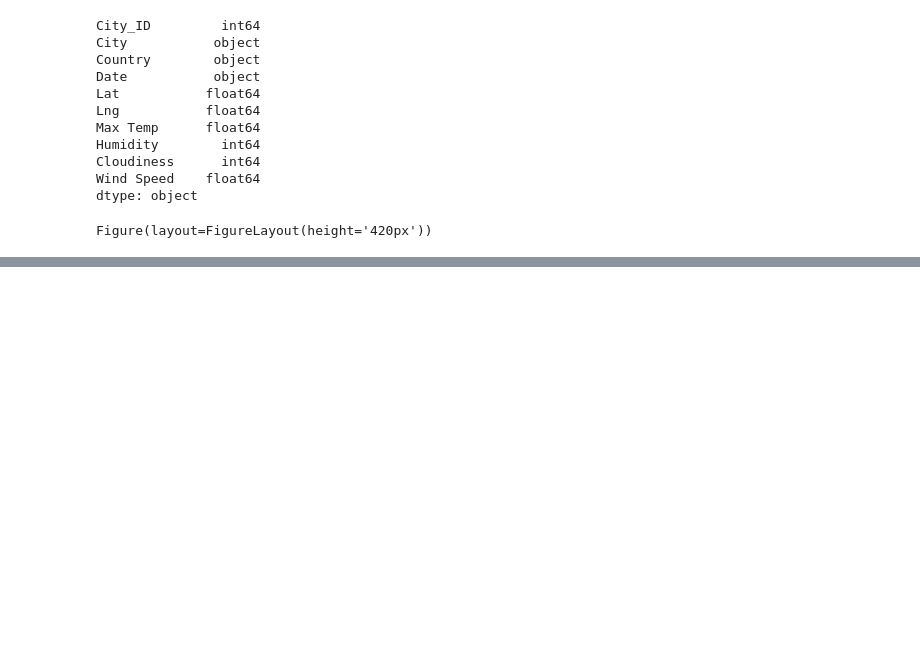
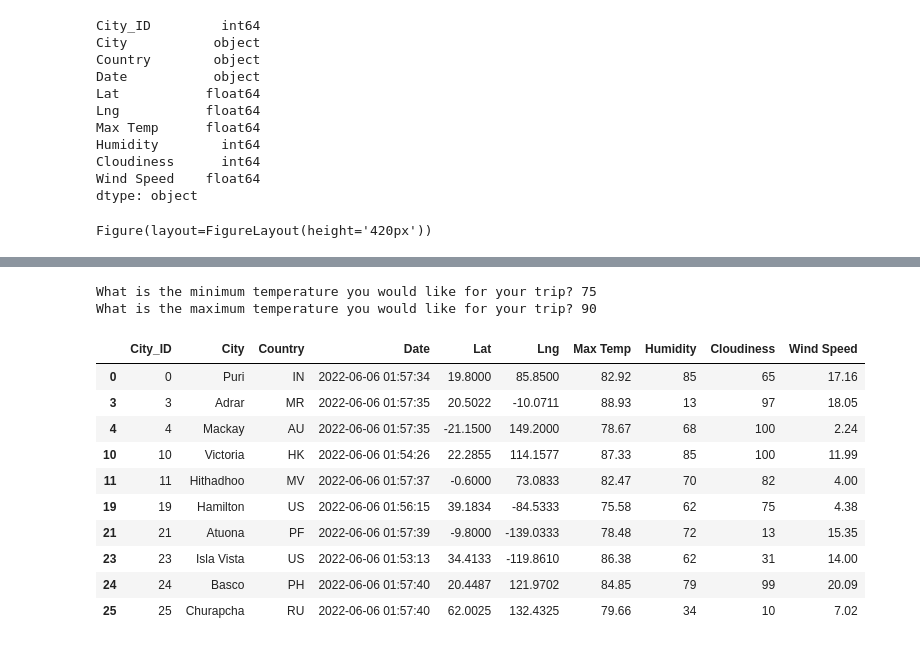
Before and after one commit to DarrenGLDad/World_Weather_Analysis, a Jupyter notebook: VacationPy.ipynb, the cells around one changed output, grey strips where cells are left out. Saved outputs shown, nothing was run; the diff lists cells and outputs as text; code cells hidden in the pictures; blank space fills up the shorter version.

```diff
--- a/VacationPy.ipynb
+++ b/VacationPy.ipynb
@@ -58,0 +101,24 @@ Figure(layout=FigureLayout(height='420px'))
+# %%
+# Ask the customer to add a minimum and maximum temperature value.
+min_temp = float(input("What is the minimum temperature you would like for your trip? "))
+max_temp = float(input("What is the maximum temperature you would like for your trip? "))
+# %% [output]
+What is the minimum temperature you would like for your trip? 75
+What is the maximum temperature you would like for your trip? 90
+# %%
+# Filter the dataset to find the cities that fit the criteria.
+preferred_cities_df = city_data_df.loc[(city_data_df["Max Temp"] <= max_temp) & \
+                                       (city_data_df["Max Temp"] >= min_temp)]
+preferred_cities_df.head(10)
+# %% [output]
+|  | City_ID | City | Country | Date | Lat | Lng | Max Temp | Humidity | Cloudiness | Wind Speed |
+| 0 | 0 | Puri | IN | 2022-06-06 01:57:34 | 19.8000 | 85.8500 | 82.92 | 85 | 65 | 17.16 |
+| 3 | 3 | Adrar | MR | 2022-06-06 01:57:35 | 20.5022 | -10.0711 | 88.93 | 13 | 97 | 18.05 |
+| 4 | 4 | Mackay | AU | 2022-06-06 01:57:35 | -21.1500 | 149.2000 | 78.67 | 68 | 100 | 2.24 |
+| 10 | 10 | Victoria | HK | 2022-06-06 01:54:26 | 22.2855 | 114.1577 | 87.33 | 85 | 100 | 11.99 |
+| 11 | 11 | Hithadhoo | MV | 2022-06-06 01:57:37 | -0.6000 | 73.0833 | 82.47 | 70 | 82 | 4.00 |
+| 19 | 19 | Hamilton | US | 2022-06-06 01:56:15 | 39.1834 | -84.5333 | 75.58 | 62 | 75 | 4.38 |
+| 21 | 21 | Atuona | PF | 2022-06-06 01:57:39 | -9.8000 | -139.0333 | 78.48 | 72 | 13 | 15.35 |
+| 23 | 23 | Isla Vista | US | 2022-06-06 01:53:13 | 34.4133 | -119.8610 | 86.38 | 62 | 31 | 14.00 |
+| 24 | 24 | Basco | PH | 2022-06-06 01:57:40 | 20.4487 | 121.9702 | 84.85 | 79 | 99 | 20.09 |
+| 25 | 25 | Churapcha | RU | 2022-06-06 01:57:40 | 62.0025 | 132.4325 | 79.66 | 34 | 10 | 7.02 |
```
Also changed, not shown: parts of 12 cells of this notebook, 2 other files.
